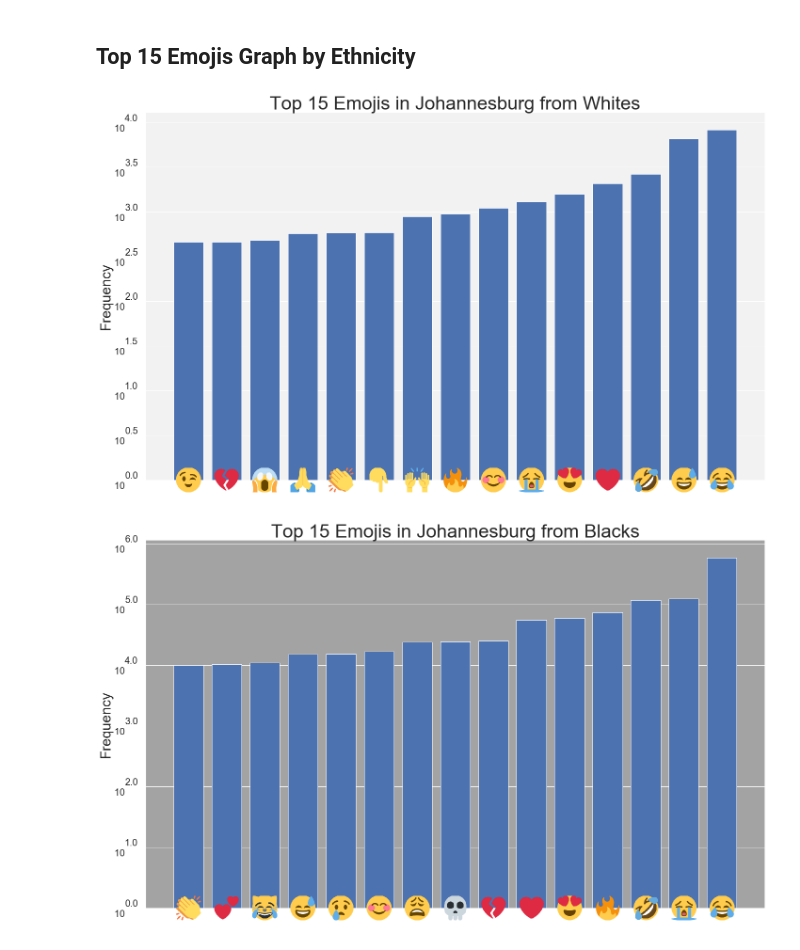
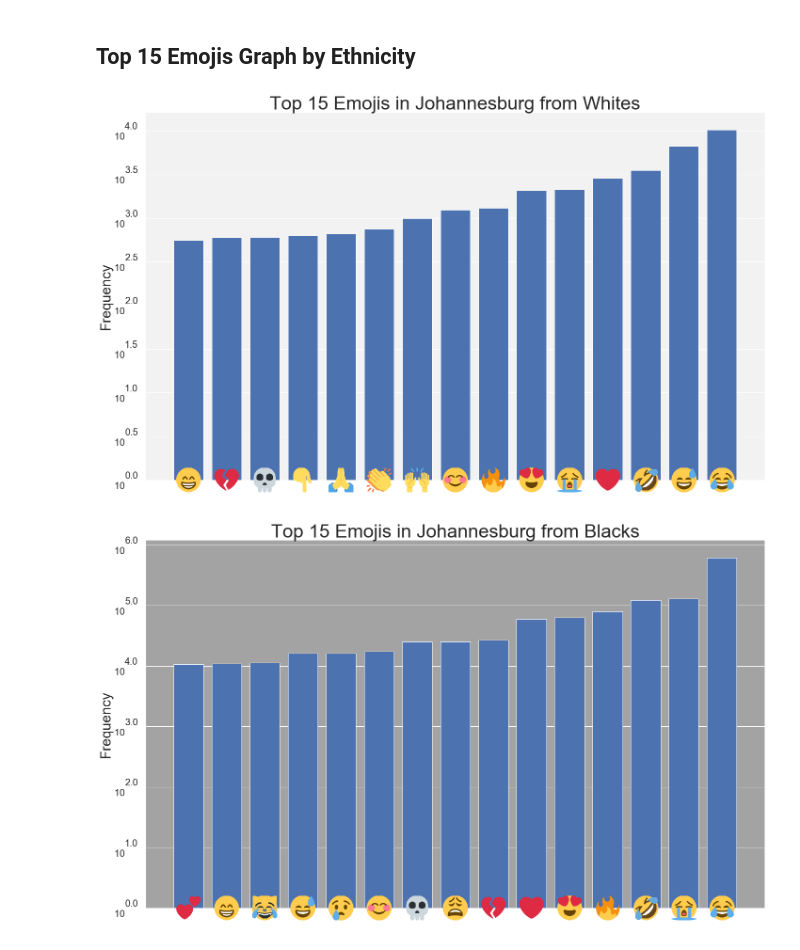
Before and after one commit to stylianosnicoletti/Emojis-usage-in-social-media-by-demographics, a Jupyter notebook: Jupyter/Emojis_ Johannesburg .ipynb, the cells around one changed output. Saved outputs shown, nothing was run; the diff lists cells and outputs as text; code cells hidden in the pictures.

```diff
--- a/Jupyter/Emojis_ Johannesburg .ipynb
+++ b/Jupyter/Emojis_ Johannesburg .ipynb
@@ -421,14 +430,2 @@ emojis_count_black_df.tail(20)
 # %% [markdown]
 ## Extract, Count & Sort Emojis for Other and Hispanic Ethnicity
-# %%
-# Count emojis (Ethnicity Confidence: 0.75)
-count_hispanic = extract.count_all_emoji(joh_join_df.loc[((joh_join_df['ethnicity'] == 'hispanic')|(joh_join_df['ethnicity'] == 'other'))& (joh_join_df['ethnicity:confidence'].astype(float)>0.75)]['text'])
-
-# Create panda dataframe to store emojis with counts
-emojis_count_hispanic_df = pd.DataFrame(columns = ['Emoji','Count'])
-for emoji in count_hispanic:
-    emojis_count_hispanic_df = emojis_count_hispanic_df.append({'Emoji' : emoji , 'Count' : count_hispanic[emoji]} , ignore_index=True)
-
-# Sort dataframe by count
-emojis_count_hispanic_df = emojis_count_hispanic_df.sort_values(by=['Count'])
-emojis_count_hispanic_df.tail(20)
@@ -485,53 +534,38 @@ emojis_count_asian_df.tail(20)
 # %% [markdown]
 ## Top 15 Emojis Graph by Ethnicity
 # %%
-ethnicities_list = ['Whites','Blacks','Other Ethnicity','Asians']
-ethnicities_values =[emojis_count_white_df,emojis_count_black_df,emojis_count_hispanic_df,emojis_count_asian_df]
+ethnicities_list = ['Whites','Blacks','Others','Asians']
+ethnicities_values =[white_stats_df.sort_values(by=['Whites_Count']),black_stats_df.sort_values(by=['Blacks_Count']),other_stats_df.sort_values(by=['Others_Count']),asian_stats_df.sort_values(by=['Asians_Count'])]
 ethnicities_graph_colours=['f2f2f2','a3a3a3','e1b68b','ffeeb7']
 
 for ind,ethn in enumerate(ethnicities_list):
 
      # Top 15 Values
     x = ethnicities_values[ind]['Emoji'].tail(15).values
-    y = ethnicities_values[ind]['Count'].tail(15).values
+    y = ethnicities_values[ind]['{}_Count'.format(ethnicities_list[ind])].tail(15).values
     y_log = np.log10(y.astype(int))
 
     # Set linespacing
     x_linespace = linspace(0, 4*pi, num=15)
 
     # Plot Bar Chart
     fig, ax = plt.subplots(figsize=(20,12))
     ax.yaxis.set_major_formatter(formatter_pow10_1dp)
     ax.tick_params(axis='both', which='major', pad=10)
     ax.set_facecolor('#{}'.format(ethnicities_graph_colours[ind]))
     plt.grid(linestyle='-', linewidth=1,axis='y')
     plt.bar(x_linespace, y_log, width=0.7, bottom=None, align='center')
     ax.get_xaxis().set_visible(False)
-    #plt.xticks(x, fontproperties=emojis_font)  Old method
     plt.yticks(fontsize =20)
     plt.ylabel('Frequency', fontsize =30)
     plt.title('Top 15 Emojis in Johannesburg from {}'.format(ethnicities_list[ind]), fontsize =40)
+    if(ethnicities_list[ind] == 'Others'):
+        plt.title('Top 15 Emojis in Johannesburg from Other Ethnicities', fontsize =40)
     plt.tight_layout()
 
-    # Set sizes of figure and images
-    ax_width = ax.get_window_extent().width
-    fig_width = fig.get_window_extent().width
-    fig_height = fig.get_window_extent().height
-    img_size = ax_width/(fig_width*len(x_linespace))
-    img_axs = [None for i in range(len(x_linespace))]
-
-
-    # Display emojis pngs on x-axis
-    for i in range(len(x)):
-        loc = ax.transData.transform((x_linespace[i], 0)) # Optimize y manually
-        img_axs[i] = fig.add_axes([loc[0]/fig_width-img_size/2, loc[1]/fig_height-img_size/2,
-                                   img_size, img_size], anchor='C')
-
-        # Platform 5 = Twitter
-        img_axs[i].imshow(io.imread(Emojipedia.search(x[i]).platforms[5].image_url))
-        img_axs[i].axis("off")
-
+    # Plot emojis on x-axis
+    bar_chart_plot_emojis(ax,fig,x)
     plt.show()
 # %% [output]
-[figure, old version]
+[figure, new version]
-[figure, old version]
+[figure, new version]
```
Also changed, not shown: parts of 18 cells of this notebook.
